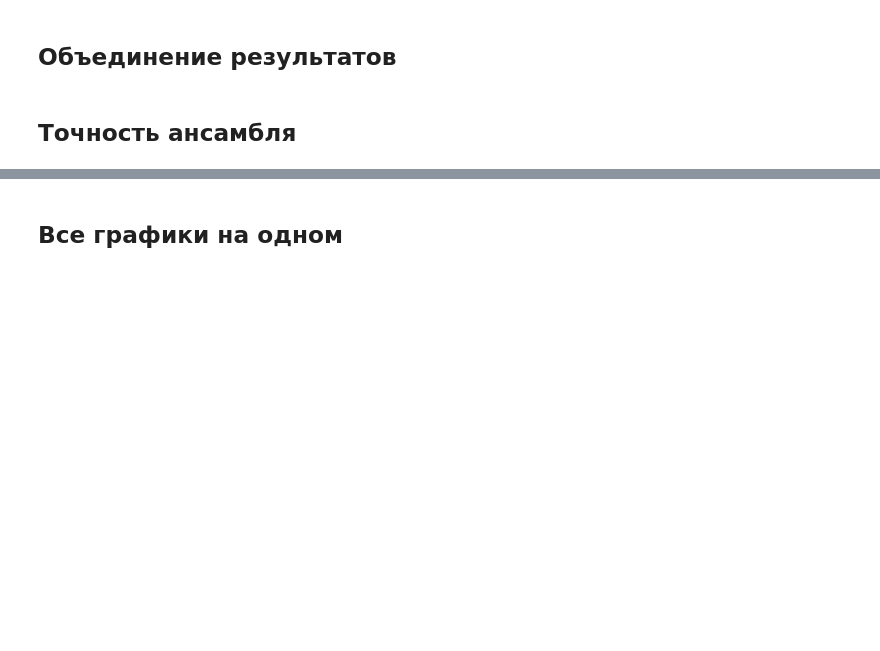
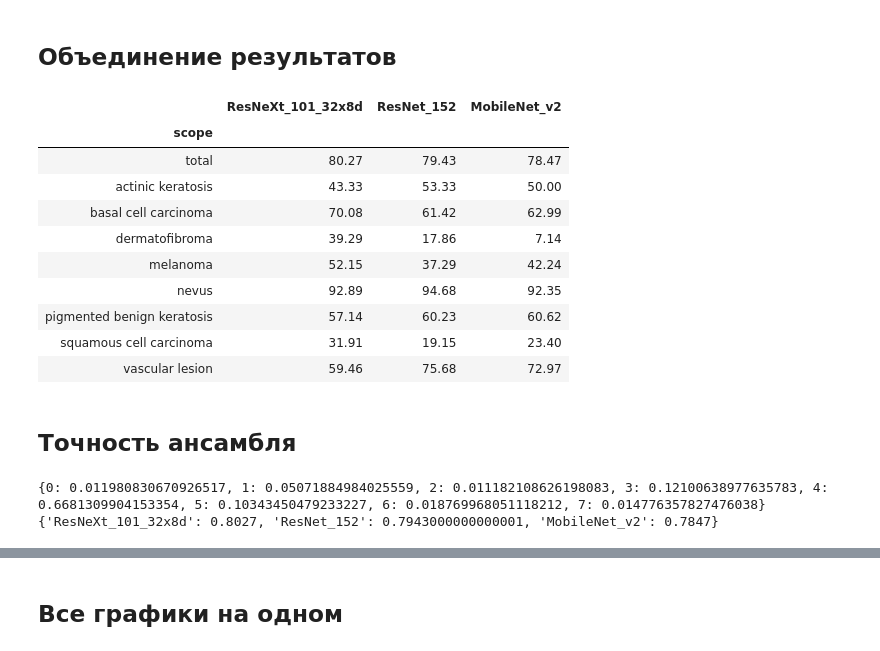
Before and after one commit to gurmaaan/MedNN, a Jupyter notebook: TransferLearning.ipynb, the cells around one changed output, grey strips where cells are left out. Drawn from its saved outputs; the diff is of its cells as text; code cells hidden in the pictures; blank space fills up the shorter version.

```diff
--- a/TransferLearning.ipynb
+++ b/TransferLearning.ipynb
@@ -474,6 +456,18 @@ def collect_stat(root=None):
     else:
         return pd.DataFrame()
 # %%
-collect_stat(f"{save_path}/{save_dir}/")
+collect_stat(f"{save_path}/{save_dir}/")[["ResNeXt_101_32x8d","ResNet_152",  "MobileNet_v2"]]
+# %% [output]
+|  | ResNeXt_101_32x8d | ResNet_152 | MobileNet_v2 |
+| scope |  |  |  |
+| total | 80.27 | 79.43 | 78.47 |
+| actinic keratosis | 43.33 | 53.33 | 50.00 |
+| basal cell carcinoma | 70.08 | 61.42 | 62.99 |
+| dermatofibroma | 39.29 | 17.86 | 7.14 |
+| melanoma | 52.15 | 37.29 | 42.24 |
+| nevus | 92.89 | 94.68 | 92.35 |
+| pigmented benign keratosis | 57.14 | 60.23 | 60.62 |
+| squamous cell carcinoma | 31.91 | 19.15 | 23.40 |
+| vascular lesion | 59.46 | 75.68 | 72.97 |
 # %% [markdown]
 ## Точность ансамбля
@@ -480,15 +479,10 @@ collect_stat(f"{save_path}/{save_dir}/")
 # %%
-ans_models = ["ResNeXt_101_32x8d","ResNet_152", "MnasNet_1-0", "MobileNet_v2", "Wide_ResNet_101-2"]
-
-result_dict = defaultdict(list)
-
+# ma_p - вероятность ответа выданного моделью (для действительного ответа вероятность равна 1)
 with torch.no_grad():
     for images, labels in dataloaders["test"]:
         images, labels = images.to(device), labels.to(device)
-
         for l in labels:
-            result_dict["real"].append(l.item())
-
+            answers["real"]["lbls"].append(l.item())
         for m_name in ans_models:
             model = model_dict[m_name]["model"]
 
@@ -497,12 +491,31 @@ with torch.no_grad():
             else:
                 model.classifier[-1] = nn.Linear(model.classifier[-1].in_features, len(class_names))
 
-            model.load_state_dict(torch.load(f"{save_path}/{save_dir}/{m_name}.pth"))
+            model.load_state_dict( torch.load(f"{save_path}/{save_dir}/{m_name}.pth") )
 
             model = model.to(device)
 
-            _, predicted = torch.max(model(images).data, 1)
-            for p in predicted:
-                result_dict[m_name].append(p.item())
+            outputs = model(images)
+#             https://pytorch.org/docs/stable/torch.html#torch.max, вторая часть с keepdim
+            _, pred_lbls = torch.max(outputs.data, dim=1)
+            pred_probas, _ = torch.max(torch.nn.functional.softmax(outputs, dim=1), dim=1)
+            for i, _ in enumerate(labels):
+                answers[m_name]["lbls"].append(pred_lbls[i].item())
+                answers[m_name]["ma_p"].append(pred_probas[i].item())
 
-ans_df = pd.DataFrame(result_dict)
+# cl_p - вероятность встретить класс в тестовой выборке
+total = len(image_datasets["test"].targets)
+cntr = Counter(image_datasets["test"].targets)
+cl_p = {}
+for cl in cntr:
+    cl_p[cl] = cntr[cl] / total
+print(cl_p)
+
+# m_p - вероятность того что модель даст правильный ответ
+m_p = {}
+for m_name in model_names:
+    m_p[m_name] = collect_stat(f"{save_path}/{save_dir}/").iloc[0][m_name] / 100
+print(m_p)
+# %% [output]
+{0: 0.011980830670926517, 1: 0.05071884984025559, 2: 0.011182108626198083, 3: 0.12100638977635783, 4: 0.6681309904153354, 5: 0.10343450479233227, 6: 0.018769968051118212, 7: 0.014776357827476038}
+{'ResNeXt_101_32x8d': 0.8027, 'ResNet_152': 0.7943000000000001, 'MobileNet_v2': 0.7847}
```
Also changed, not shown: parts of 20 cells of this notebook, 2 other files.
